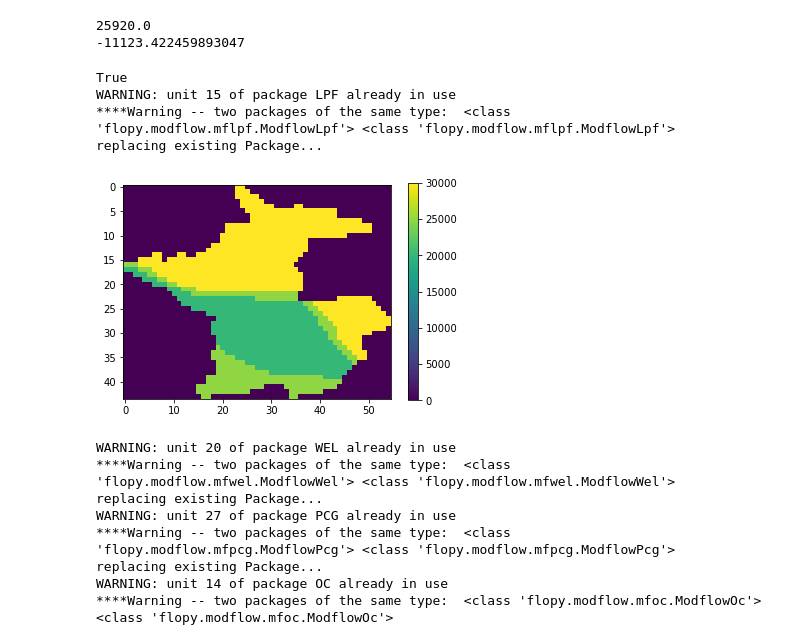
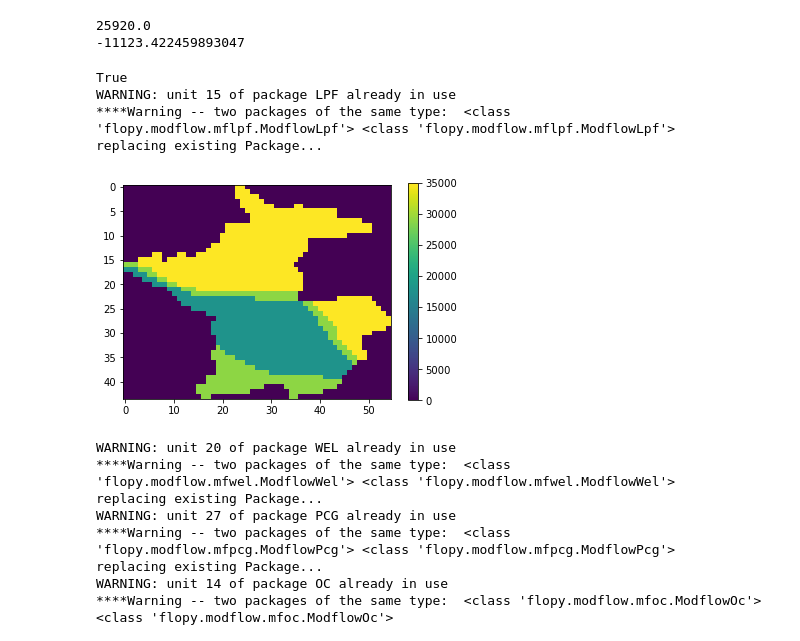
Before and after one commit to jordw22/modflow_epa, a Jupyter notebook: Notebooks/Problem 19 (Part a) - Application of a Groundwater Flow Model to a Water Supply Problem.ipynb, the cells around one changed output. Cells and saved outputs as stored; diff of their text form; code cells hidden in the pictures.

```diff
--- a/Notebooks/Problem 19 (Part a) - Application of a Groundwater Flow Model to a Water Supply Problem.ipynb
+++ b/Notebooks/Problem 19 (Part a) - Application of a Groundwater Flow Model to a Water Supply Problem.ipynb
@@ -87,37 +87,37 @@ fname='..\Data\p19_trans.txt'
 print(os.path.isfile(fname))
 with open(fname) as f:
     data = f.read().splitlines()
 
 f.close()
 #print(data)
 
 ibound = []
 for s in data:
     for value in s.strip().split(' '):
         ibound.append(int(value))
 ibound = np.array(ibound)
 ibound = ibound.reshape((44, 55))
 plt.imshow(ibound)
 hk = np.empty((44, 55), dtype=np.float)
 hk[:, :] = ibound[:, :]
 
-hk1 = 30000.
-hk2 = 25000.
-hk4 = 20000.
+hk1 = 35000.
+hk2 = 29000.
+hk4 = 18000.
 
 hk = np.where(hk==1, hk1, hk)
 hk = np.where(hk==2, hk2, hk)
 hk = np.where(hk==4, hk4, hk)
 plt.imshow(hk)
 plt.colorbar()
 
 lpf = flopy.modflow.ModflowLpf(mf, hk=hk, ss=ss, laytyp=laytyp, ipakcb=ipakcb)
 # %% [output]
 True
 WARNING: unit 15 of package LPF already in use
 ****Warning -- two packages of the same type:  <class 'flopy.modflow.mflpf.ModflowLpf'> <class 'flopy.modflow.mflpf.ModflowLpf'>
 replacing existing Package...
-[figure, old version]
+[figure, new version]
 # %%
 #call in the well package (WEL)
 # Remember to use zero-based layer, row, column indices!
```
Also changed, not shown: parts of 9 cells of this notebook.
